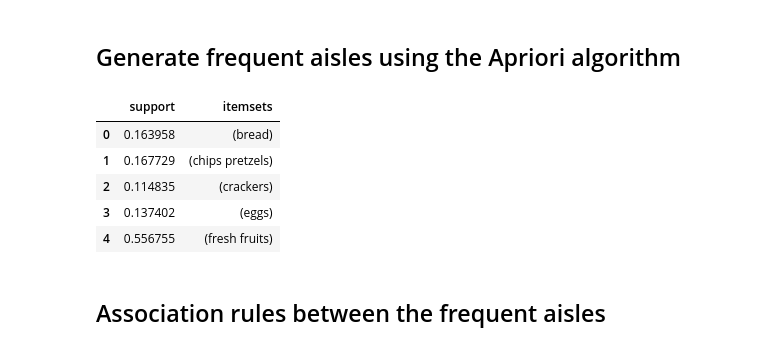
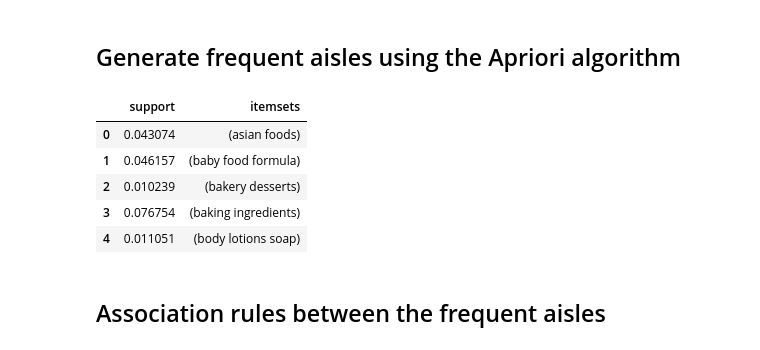
Before and after one commit to carotopia/Market-Basket-Analysis, a Jupyter notebook: Apriori/Aisles.ipynb, the cells around one changed output. Saved outputs shown, nothing was run; the diff lists cells and outputs as text; code cells hidden in the pictures.

```diff
--- a/Apriori/Aisles.ipynb
+++ b/Apriori/Aisles.ipynb
@@ -20,12 +20,16 @@ from mlxtend.preprocessing import TransactionEncoder
 
 root = 'C:/Users/cabre/PycharmProjects/Market-Basket-Analysis/Data/'
 # %%
+aisles = pd.read_csv(root + 'aisles.csv')
+departments = pd.read_csv(root + 'departments.csv')
 orders = pd.read_csv(root + 'orders.csv')
-aisles = pd.read_csv(root + 'aisles.csv')
 order_products_prior = pd.read_csv(root + 'order_products__prior.csv')
 order_products_train = pd.read_csv(root + 'order_products__train.csv')
 products = pd.read_csv(root + 'products.csv')
 # %%
-order_products = pd.concat([order_products_prior, order_products_train])
+order_products = order_products_prior.merge(products, on ='product_id', how='left')
+order_products = order_products.merge(aisles, on ='aisle_id', how='left')
+order_products = order_products.merge(departments, on ='department_id', how='left')
+order_products = order_products.merge(orders, on='order_id', how='left')
 order_products.shape
 # %% [output]
@@ -33,4 +37,2 @@ order_products.shape
 # %% [markdown]
 ## Merge the order_products DataFrame with the products DataFrame on the product_id column
-# %%
-order_products = order_products.merge(products, on = 'product_id', how = 'left')
@@ -49,4 +59,4 @@ order_products_with_aisles.head()
 # %%
-transactions_list = order_products_with_aisles.groupby('order_id')['aisle'].apply(list).tolist()
-transactions_list[:10]
+transactions_list = order_products.groupby('order_id')['aisle'].apply(list).tolist()
+len(transactions_list)
 # %% [output]
@@ -91,15 +85,15 @@ transaction_df
 # %% [markdown]
 ## Generate frequent aisles using the Apriori algorithm
 # %%
-frequent_aisles = apriori(transaction_df, min_support=0.1, use_colnames=True, low_memory=True)
+frequent_aisles = apriori(transaction_df, min_support=0.01, use_colnames=True, low_memory=True)
 frequent_aisles.head()
 # %% [output]
 |  | support | itemsets |
-| 0 | 0.163958 | (bread) |
-| 1 | 0.167729 | (chips pretzels) |
-| 2 | 0.114835 | (crackers) |
-| 3 | 0.137402 | (eggs) |
-| 4 | 0.556755 | (fresh fruits) |
+| 0 | 0.043074 | (asian foods) |
+| 1 | 0.046157 | (baby food formula) |
+| 2 | 0.010239 | (bakery desserts) |
+| 3 | 0.076754 | (baking ingredients) |
+| 4 | 0.011051 | (body lotions soap) |
 # %% [markdown]
 ## Association rules between the frequent aisles
 # %%
```
Also changed, not shown: parts of 41 cells of this notebook.
